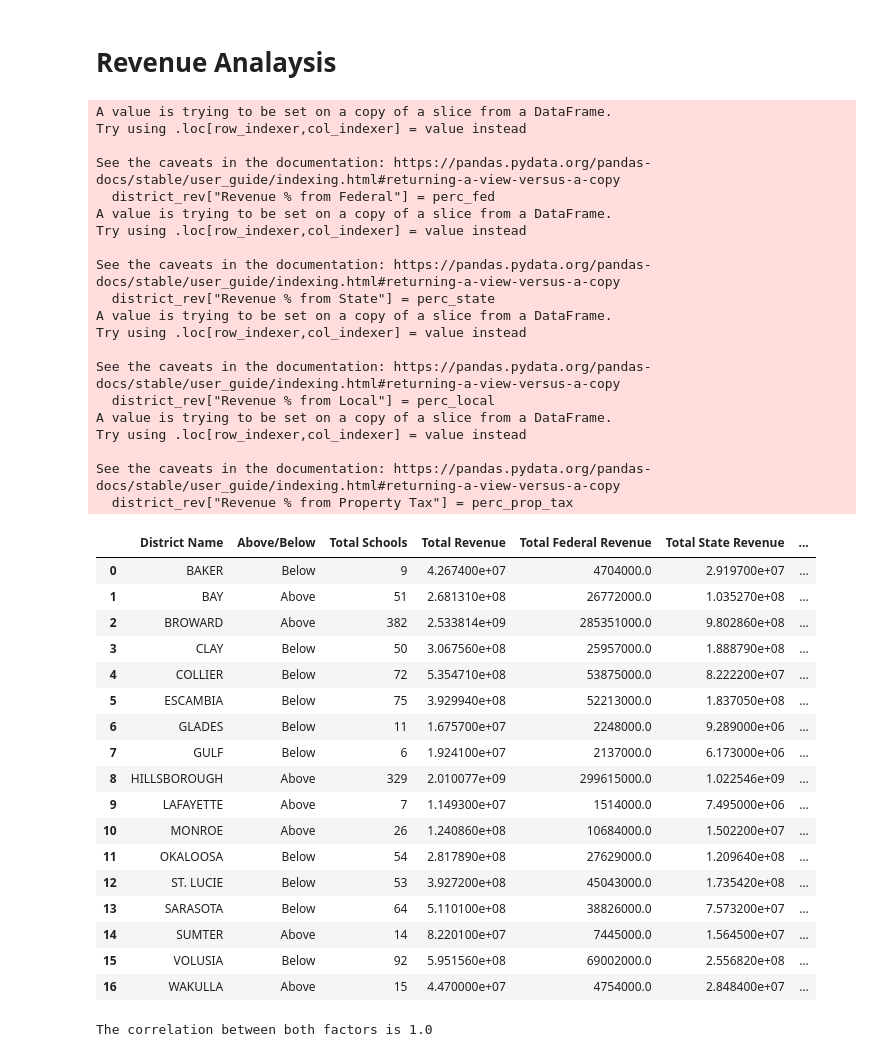
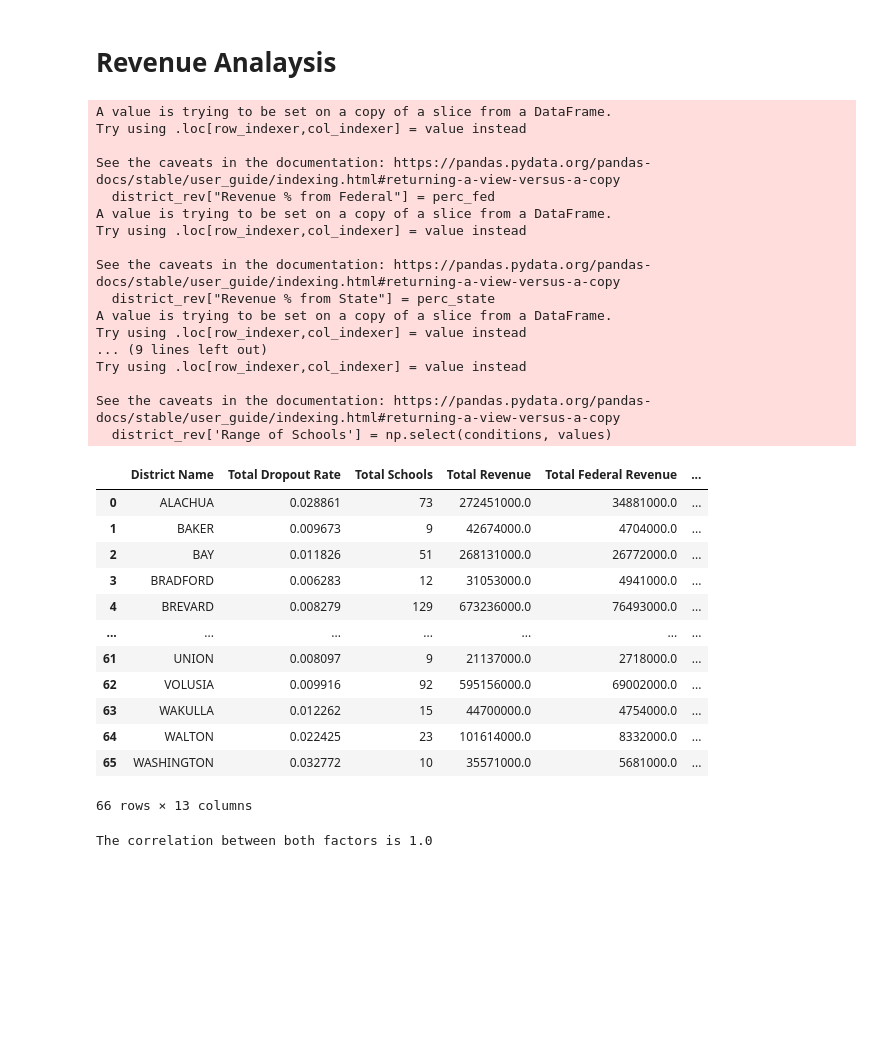
Before and after one commit to jjwilliams11/project1, a Jupyter notebook: Education_Dropout/FL_Education_Dropout_JJ.ipynb, the cells around one changed output. Cells and saved outputs as stored; diff of their text form; code cells hidden in the pictures; blank space fills up the shorter version.

```diff
--- a/Education_Dropout/FL_Education_Dropout_JJ.ipynb
+++ b/Education_Dropout/FL_Education_Dropout_JJ.ipynb
@@ -461,7 +401,7 @@ median
 # %%
-#Establish a dateframe with the school districts that fit within our range of the median
-florida_dropout_rate_median = florida_dropout_rate.loc[(florida_dropout_rate["Total Dropout Rate"] > median - .002) & (florida_dropout_rate["Total Dropout Rate"] < median + .003)]
+# #Establish a dateframe with the school districts that fit within our range of the median
+# florida_dropout_rate_median = florida_dropout_rate.loc[(florida_dropout_rate["Total Dropout Rate"] > median - .002) & (florida_dropout_rate["Total Dropout Rate"] < median + .003)]
 
-# Establish a districts list to use as reference later in the analysis phase
-districts = florida_dropout_rate_median["District Name"]
-florida_dropout_rate_median
+# # Establish a districts list to use as reference later in the analysis phase
+# districts = florida_dropout_rate_median["District Name"]
+# florida_dropout_rate_median
@@ -546,7 +422,7 @@ florida_dropout_rate_median_below
 # Financial Analysis
 # %%
 # Pulling all financial data for districts for analysis
-fl_district_financials = pd.merge(florida_dropout_rate_median,fl_nces_combined, on="District Name")
+fl_district_financials = pd.merge(clean_dropout_rate,fl_nces_combined, on="District Name")
 districts_financials = fl_district_financials[fl_district_financials["District Name"].isin(districts)]
 districts_financials
 # %% [output]
@@ -580,7 +469,10 @@ districts_financials
 # %% [markdown]
 # Revenue Analaysis
 # %%
-district_rev = districts_financials[["District Name","Above/Below", "Total Schools", "Total Revenue",
+# florida_dropout_rate_mean["Above/Below"] = np.where(florida_dropout_rate_mean['Total Dropout Rate'] > mean, 'Above', 'Below')
+# florida_dropout_rate_mean
+
+district_rev = districts_financials[["District Name","Total Dropout Rate", "Total Schools", "Total Revenue",
                                              "Total Federal Revenue", "Total State Revenue", "Total Local Revenue",
                                             "Local Revenue (Property Tax)"]]
 
@@ -593,56 +485,62 @@ perc_prop_tax = district_rev["Local Revenue (Property Tax)"]/district_rev["Total
 
 district_rev["Revenue % from Federal"] = perc_fed
 district_rev["Revenue % from State"] = perc_state
 district_rev["Revenue % from Local"] = perc_local
 district_rev["Revenue % from Property Tax"] = perc_prop_tax
 
+# create a list of our conditions
+conditions = [
+    (district_rev["Total Schools"] <= 15),
+    (district_rev["Total Schools"] > 15) & (district_rev["Total Schools"] < 60),
+    (district_rev["Total Schools"] > 60)
+    ]
+
+# create a list of the values we want to assign for each condition
+values = ['Low', 'Medium', 'High']
+
+# create a new column and use np.select to assign values to it using our lists as arguments
+district_rev['Range of Schools'] = np.select(conditions, values)
+
+
 # Format columns
 # district_rev = district_rev.style.format({"Total Revenue": "${:,.0f}" , "Total Federal Revenue": "${:,.0f}",
 #                                                             "Total State Revenue":"${:,.0f}", "Total Local Revenue":"${:,.0f}",
 #                                                             "Local Revenue (Property Tax)":"${:,.0f}",
 #                                                             "Revenue % from Federal":"{:.2%}", "Revenue % from State":"{:.2%}",
 #                                                             "Revenue % from Local":"{:.2%}", "Revenue % from Property Tax":"{:.2%}"})
 
 district_rev
 # %% [output]
 A value is trying to be set on a copy of a slice from a DataFrame.
 Try using .loc[row_indexer,col_indexer] = value instead
 
 See the caveats in the documentation: https://pandas.pydata.org/pandas-docs/stable/user_guide/indexing.html#returning-a-view-versus-a-copy
   district_rev["Revenue % from Federal"] = perc_fed
 A value is trying to be set on a copy of a slice from a DataFrame.
 Try using .loc[row_indexer,col_indexer] = value instead
 
 See the caveats in the documentation: https://pandas.pydata.org/pandas-docs/stable/user_guide/indexing.html#returning-a-view-versus-a-copy
   district_rev["Revenue % from State"] = perc_state
 A value is trying to be set on a copy of a slice from a DataFrame.
 Try using .loc[row_indexer,col_indexer] = value instead
-
-See the caveats in the documentation: https://pandas.pydata.org/pandas-docs/stable/user_guide/indexing.html#returning-a-view-versus-a-copy
-  district_rev["Revenue % from Local"] = perc_local
-A value is trying to be set on a copy of a slice from a DataFrame.
+... (9 lines left out)
 Try using .loc[row_indexer,col_indexer] = value instead
 
 See the caveats in the documentation: https://pandas.pydata.org/pandas-docs/stable/user_guide/indexing.html#returning-a-view-versus-a-copy
-  district_rev["Revenue % from Property Tax"] = perc_prop_tax
+  district_rev['Range of Schools'] = np.select(conditions, values)
-|  | District Name | Above/Below | Total Schools | Total Revenue | Total Federal Revenue | Total State Revenue | ... |
-| 0 | BAKER | Below | 9 | 4.267400e+07 | 4704000.0 | 2.919700e+07 | ... |
-| 1 | BAY | Above | 51 | 2.681310e+08 | 26772000.0 | 1.035270e+08 | ... |
-| 2 | BROWARD | Above | 382 | 2.533814e+09 | 285351000.0 | 9.802860e+08 | ... |
-| 3 | CLAY | Below | 50 | 3.067560e+08 | 25957000.0 | 1.888790e+08 | ... |
-| 4 | COLLIER | Below | 72 | 5.354710e+08 | 53875000.0 | 8.222200e+07 | ... |
-| 5 | ESCAMBIA | Below | 75 | 3.929940e+08 | 52213000.0 | 1.837050e+08 | ... |
-| 6 | GLADES | Below | 11 | 1.675700e+07 | 2248000.0 | 9.289000e+06 | ... |
-| 7 | GULF | Below | 6 | 1.924100e+07 | 2137000.0 | 6.173000e+06 | ... |
-| 8 | HILLSBOROUGH | Above | 329 | 2.010077e+09 | 299615000.0 | 1.022546e+09 | ... |
-| 9 | LAFAYETTE | Above | 7 | 1.149300e+07 | 1514000.0 | 7.495000e+06 | ... |
-| 10 | MONROE | Above | 26 | 1.240860e+08 | 10684000.0 | 1.502200e+07 | ... |
-| 11 | OKALOOSA | Below | 54 | 2.817890e+08 | 27629000.0 | 1.209640e+08 | ... |
-| 12 | ST. LUCIE | Below | 53 | 3.927200e+08 | 45043000.0 | 1.735420e+08 | ... |
-| 13 | SARASOTA | Below | 64 | 5.110100e+08 | 38826000.0 | 7.573200e+07 | ... |
-| 14 | SUMTER | Above | 14 | 8.220100e+07 | 7445000.0 | 1.564500e+07 | ... |
-| 15 | VOLUSIA | Below | 92 | 5.951560e+08 | 69002000.0 | 2.556820e+08 | ... |
-| 16 | WAKULLA | Above | 15 | 4.470000e+07 | 4754000.0 | 2.848400e+07 | ... |
+|  | District Name | Total Dropout Rate | Total Schools | Total Revenue | Total Federal Revenue | ... |
+| 0 | ALACHUA | 0.028861 | 73 | 272451000.0 | 34881000.0 | ... |
+| 1 | BAKER | 0.009673 | 9 | 42674000.0 | 4704000.0 | ... |
+| 2 | BAY | 0.011826 | 51 | 268131000.0 | 26772000.0 | ... |
+| 3 | BRADFORD | 0.006283 | 12 | 31053000.0 | 4941000.0 | ... |
+| 4 | BREVARD | 0.008279 | 129 | 673236000.0 | 76493000.0 | ... |
+| ... | ... | ... | ... | ... | ... | ... |
+| 61 | UNION | 0.008097 | 9 | 21137000.0 | 2718000.0 | ... |
+| 62 | VOLUSIA | 0.009916 | 92 | 595156000.0 | 69002000.0 | ... |
+| 63 | WAKULLA | 0.012262 | 15 | 44700000.0 | 4754000.0 | ... |
+| 64 | WALTON | 0.022425 | 23 | 101614000.0 | 8332000.0 | ... |
+| 65 | WASHINGTON | 0.032772 | 10 | 35571000.0 | 5681000.0 | ... |
+66 rows × 13 columns
 # %%
 # Calculate the correlation coefficient and linear regression model
 # for total schools and total revenue per district
```
Also changed, not shown: parts of 44 cells of this notebook.
